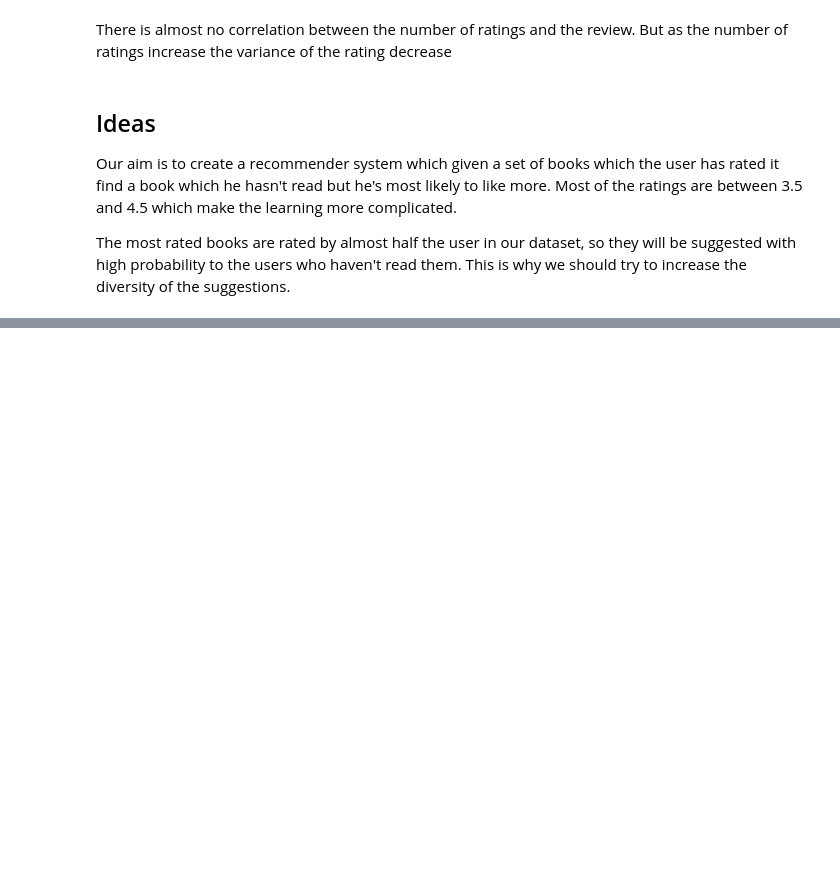
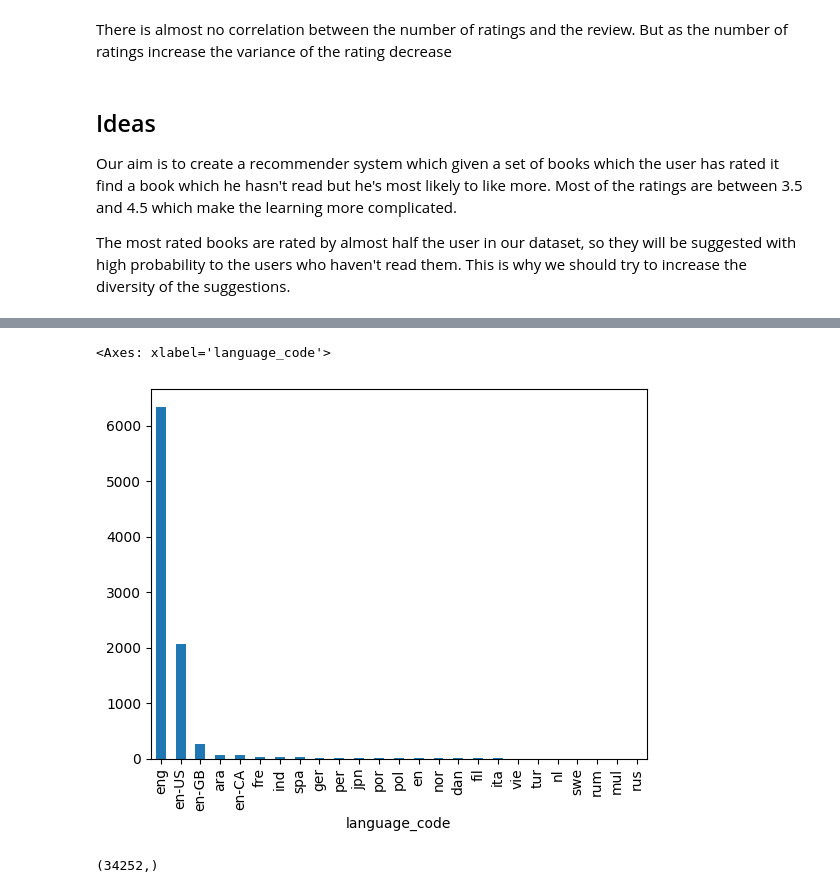
Before and after one commit to matsant01/graph_RecSys, a Jupyter notebook: notebooks/data_exploration.ipynb, the cells around one changed output, grey strips where cells are left out. Saved outputs shown, nothing was run; the diff lists cells and outputs as text; code cells hidden in the pictures; blank space fills up the shorter version.

```diff
--- a/notebooks/data_exploration.ipynb
+++ b/notebooks/data_exploration.ipynb
@@ -113,0 +205,5 @@ The most rated books are rated by almost half the user in our dataset, so they w
+# %%
+df_books.language_code.value_counts().plot(kind='bar')
+# %% [output]
+<Axes: xlabel='language_code'>
+[figure, added]
@@ -113,0 +212,4 @@ The most rated books are rated by almost half the user in our dataset, so they w
+# %%
+df_book_tags.tag_id.unique().shape
+# %% [output]
+(34252,)
```
Also changed, not shown: parts of 16 cells of this notebook, 13 other files.
